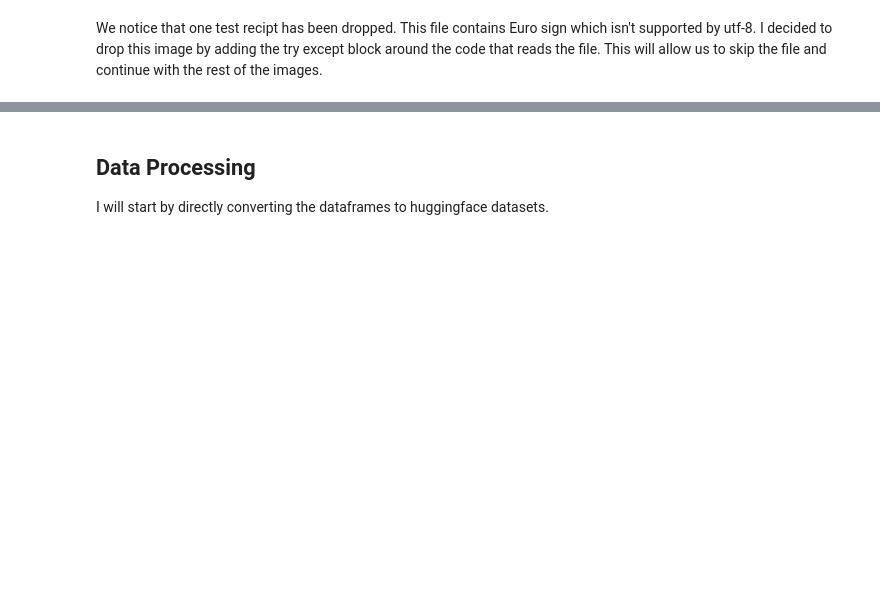
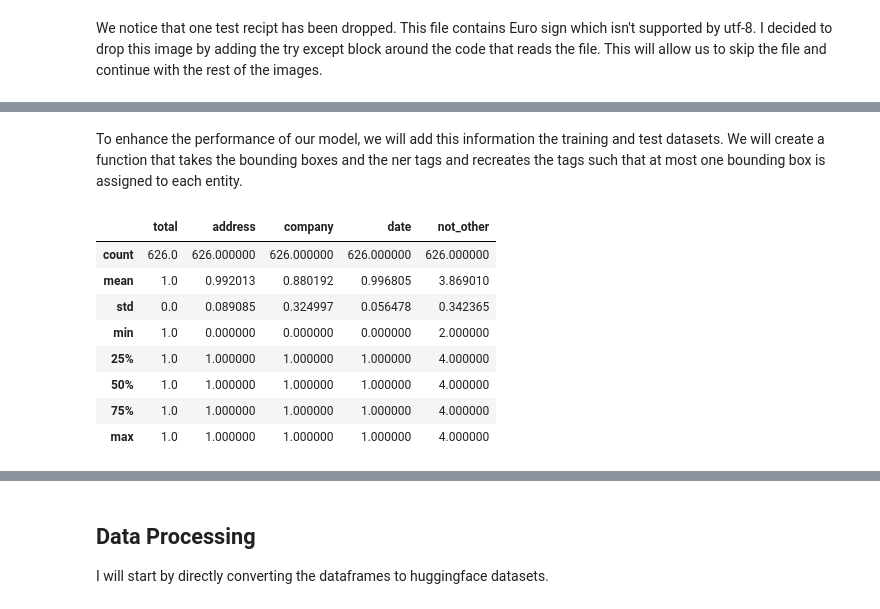
Before and after one commit to ibrahimhabibeg/receipt-understanding, a Jupyter notebook: Preprocessing.ipynb, the cells around one changed output, grey strips where cells are left out. Cells and saved outputs as stored; diff of their text form; code cells hidden in the pictures; blank space fills up the shorter version.

```diff
--- a/Preprocessing.ipynb
+++ b/Preprocessing.ipynb
@@ -186,0 +241,50 @@ We notice that one test recipt has been dropped. This file contains Euro sign wh
+# %% [markdown]
+To enhance the performance of our model, we will add this information the training and test datasets. We will create a function that takes the bounding boxes and the ner tags and recreates the tags such that at most one bounding box is assigned to each entity.
+# %%
+def recompute_ner_tags(row):
+  ner_tags = row['ner_tags']
+  bboxes = row['bboxes']
+
+  new_ner_tags = [labels2ids['O'] for _ in ner_tags]
+
+  # Give company tag only to the largest bounding box
+  company_idx = [i for i, tag in enumerate(ner_tags) if tag == labels2ids['B-COMPANY']]
+  if len(company_idx) > 0:
+    max_idx = max(company_idx, key=lambda x: (bboxes[x][2] - bboxes[x][0]) * (bboxes[x][3] - bboxes[x][1]))
+    new_ner_tags[max_idx] = labels2ids['B-COMPANY']
+
+  # Give address tag only to the largest bounding box
+  address_idx = [i for i, tag in enumerate(ner_tags) if tag == labels2ids['B-ADDRESS']]
+  if len(address_idx) > 0:
+    max_idx = max(address_idx, key=lambda x: (bboxes[x][2] - bboxes[x][0]) * (bboxes[x][3] - bboxes[x][1]))
+    new_ner_tags[max_idx] = labels2ids['B-ADDRESS']
+
+  # Give date tag to the earliest bounding box
+  date_idx = [i for i, tag in enumerate(ner_tags) if tag == labels2ids['B-DATE']]
+  if len(date_idx) > 0:
+    min_idx = min(date_idx, key=lambda x: (bboxes[x][1] + bboxes[x][3])/2)
+    new_ner_tags[min_idx] = labels2ids['B-DATE']
+
+  # Give total tag to the last bounding box
+  total_idx = [i for i, tag in enumerate(ner_tags) if tag == labels2ids['B-TOTAL']]
+  if len(total_idx) > 0:
+    max_idx = max(total_idx, key=lambda x: (bboxes[x][1] + bboxes[x][3])/2)
+    new_ner_tags[max_idx] = labels2ids['B-TOTAL']
+
+  return new_ner_tags
+# %%
+train_df['ner_tags'] = train_df.apply(recompute_ner_tags, axis=1)
+test_df['ner_tags'] = test_df.apply(recompute_ner_tags, axis=1)
+# %%
+train_stats_df = create_stats_df(train_df)
+train_stats_df.describe()
+# %% [output]
+|  | total | address | company | date | not_other |
+| count | 626.0 | 626.000000 | 626.000000 | 626.000000 | 626.000000 |
+| mean | 1.0 | 0.992013 | 0.880192 | 0.996805 | 3.869010 |
+| std | 0.0 | 0.089085 | 0.324997 | 0.056478 | 0.342365 |
+| min | 1.0 | 0.000000 | 0.000000 | 0.000000 | 2.000000 |
+| 25% | 1.0 | 1.000000 | 1.000000 | 1.000000 | 4.000000 |
+| 50% | 1.0 | 1.000000 | 1.000000 | 1.000000 | 4.000000 |
+| 75% | 1.0 | 1.000000 | 1.000000 | 1.000000 | 4.000000 |
+| max | 1.0 | 1.000000 | 1.000000 | 1.000000 | 4.000000 |
```
Also changed, not shown: parts of 13 cells of this notebook.
